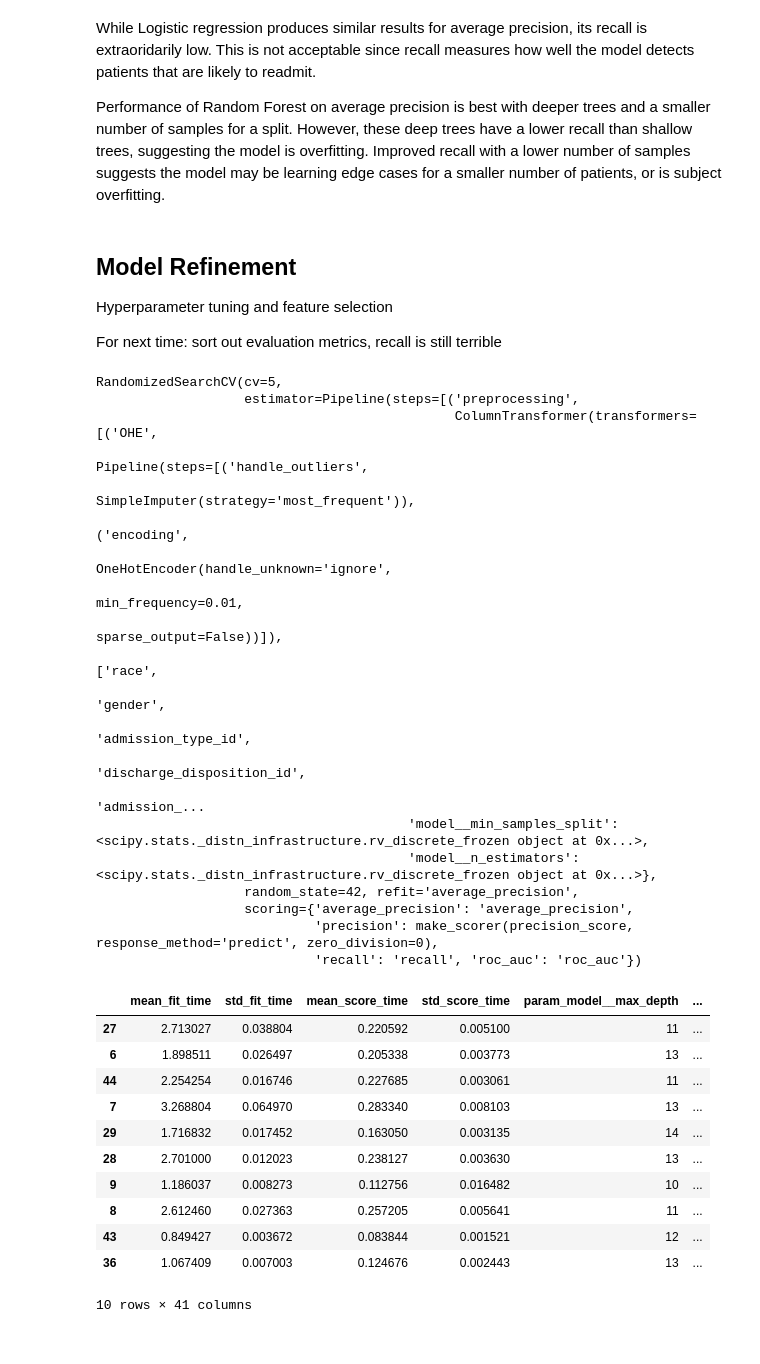
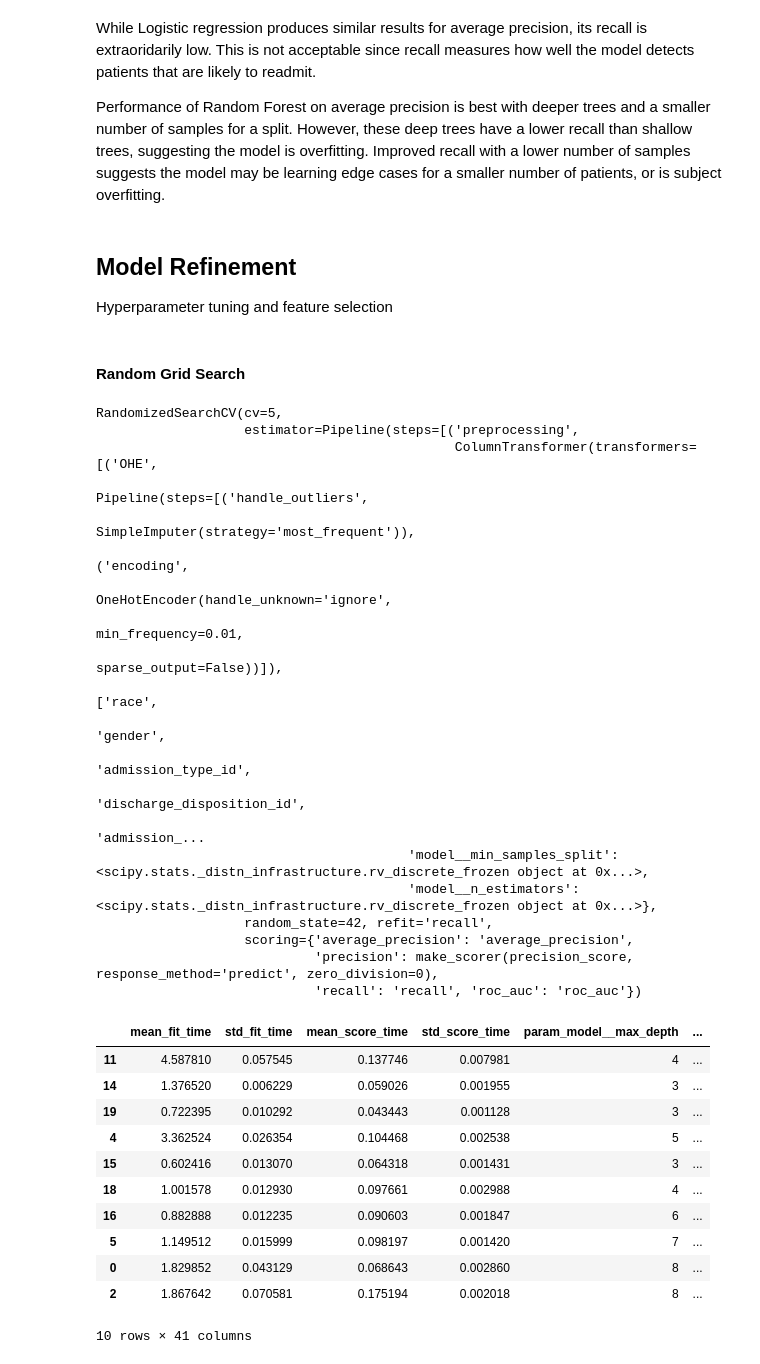
Before and after one commit to SJBales/Diabetes, a Jupyter notebook: notebooks/workshop.ipynb, the cells around one changed output. Drawn from its saved outputs; the diff is of its cells as text; code cells hidden in the pictures.

Commit message:
Inspected results of random search cv. Running a refined grid search to find the optimal hyperparameters.

```diff
--- a/notebooks/workshop.ipynb
+++ b/notebooks/workshop.ipynb
@@ -263,15 +264,18 @@ Performance of Random Forest on average precision is best with deeper trees and
 ## Model Refinement
 
 Hyperparameter tuning and feature selection
-
-For next time: sort out evaluation metrics, recall is still terrible
+# %% [markdown]
+#### Random Grid Search
 # %%
 # Setting up a new pipeline for hyperparameter tuning
 hyperparameter_pipe = Pipeline([('preprocessing', ct),
-                                ('model', RandomForestClassifier(random_state=42))])
+                                ('model', RandomForestClassifier(
+                                    random_state=42,
+                                    class_weight='balanced'
+                                    ))])
 
 # Creating a randomized parameter grid
-hyper_grid = {'model__max_depth': randint(2, 15),
+rand_hyper_grid = {'model__max_depth': randint(2, 15),
               'model__min_samples_split': randint(2, 10),
               'model__n_estimators': randint(50, 300),
               'model__max_features': ['sqrt', 'log2', 0.3, 0.5]}
@@ -279,11 +283,11 @@ hyper_grid = {'model__max_depth': randint(2, 15),
 # Setting up a random grid search object
 random_cv = RandomizedSearchCV(estimator=hyperparameter_pipe,
                                cv=5,
-                               param_distributions=hyper_grid,
-                               n_iter=50,
+                               param_distributions=rand_hyper_grid,
+                               n_iter=20,
                                scoring=scoring_dict,
                                random_state=42,
-                               refit='average_precision')
+                               refit='recall')
 
 # Fitting the random grid
 random_cv.fit(X_train, y_train)
@@ -304,23 +308,25 @@ RandomizedSearchCV(cv=5,
                                                                                 'admission_...
                                         'model__min_samples_split': <scipy.stats._distn_infrastructure.rv_discrete_frozen object at 0x...>,
                                         'model__n_estimators': <scipy.stats._distn_infrastructure.rv_discrete_frozen object at 0x...>},
-                   random_state=42, refit='average_precision',
+                   random_state=42, refit='recall',
                    scoring={'average_precision': 'average_precision',
                             'precision': make_scorer(precision_score, response_method='predict', zero_division=0),
                             'recall': 'recall', 'roc_auc': 'roc_auc'})
 # %%
 # Dataframe for CV results
-pd.DataFrame(random_cv.cv_results_).sort_values('mean_test_average_precision', ascending=False).head(10)
+rand_grid_cv_results = pd.DataFrame(random_cv.cv_results_)
+
+rand_grid_cv_results.sort_values('mean_test_recall', ascending=False).head(10)
 # %% [output]
 |  | mean_fit_time | std_fit_time | mean_score_time | std_score_time | param_model__max_depth | ... |
-| 27 | 2.713027 | 0.038804 | 0.220592 | 0.005100 | 11 | ... |
-| 6 | 1.898511 | 0.026497 | 0.205338 | 0.003773 | 13 | ... |
-| 44 | 2.254254 | 0.016746 | 0.227685 | 0.003061 | 11 | ... |
-| 7 | 3.268804 | 0.064970 | 0.283340 | 0.008103 | 13 | ... |
-| 29 | 1.716832 | 0.017452 | 0.163050 | 0.003135 | 14 | ... |
-| 28 | 2.701000 | 0.012023 | 0.238127 | 0.003630 | 13 | ... |
-| 9 | 1.186037 | 0.008273 | 0.112756 | 0.016482 | 10 | ... |
-| 8 | 2.612460 | 0.027363 | 0.257205 | 0.005641 | 11 | ... |
-| 43 | 0.849427 | 0.003672 | 0.083844 | 0.001521 | 12 | ... |
-| 36 | 1.067409 | 0.007003 | 0.124676 | 0.002443 | 13 | ... |
+| 11 | 4.587810 | 0.057545 | 0.137746 | 0.007981 | 4 | ... |
+| 14 | 1.376520 | 0.006229 | 0.059026 | 0.001955 | 3 | ... |
+| 19 | 0.722395 | 0.010292 | 0.043443 | 0.001128 | 3 | ... |
+| 4 | 3.362524 | 0.026354 | 0.104468 | 0.002538 | 5 | ... |
+| 15 | 0.602416 | 0.013070 | 0.064318 | 0.001431 | 3 | ... |
+| 18 | 1.001578 | 0.012930 | 0.097661 | 0.002988 | 4 | ... |
+| 16 | 0.882888 | 0.012235 | 0.090603 | 0.001847 | 6 | ... |
+| 5 | 1.149512 | 0.015999 | 0.098197 | 0.001420 | 7 | ... |
+| 0 | 1.829852 | 0.043129 | 0.068643 | 0.002860 | 8 | ... |
+| 2 | 1.867642 | 0.070581 | 0.175194 | 0.002018 | 8 | ... |
 10 rows × 41 columns
```
Also changed, not shown: parts of 7 cells of this notebook.
